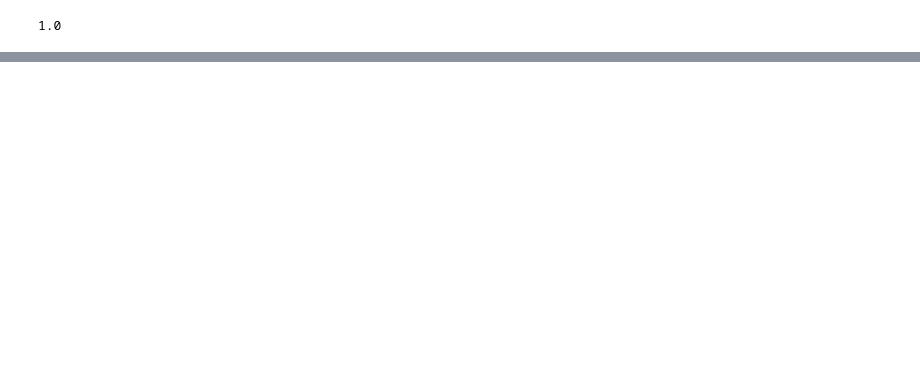
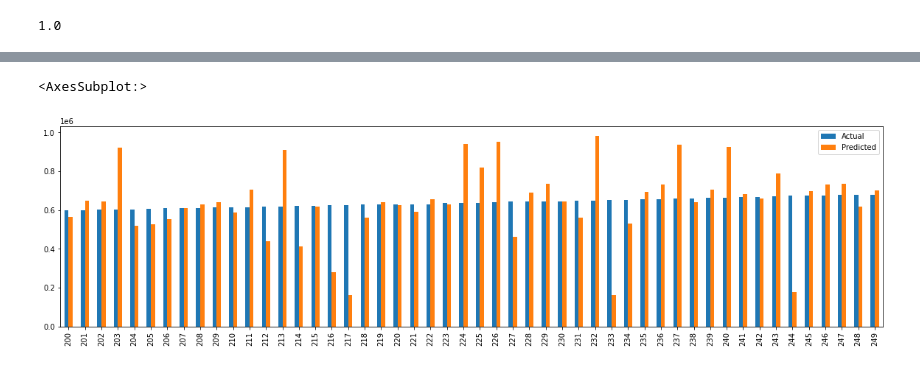
Before and after one commit to sharvari4/MLC-Project, a Jupyter notebook: MTA Exit ML Model.ipynb, the cells around one changed output, grey strips where cells are left out. Cells and saved outputs as stored; diff of their text form; code cells hidden in the pictures; blank space fills up the shorter version.

```diff
--- a/MTA Exit ML Model.ipynb
+++ b/MTA Exit ML Model.ipynb
@@ -274,0 +275,8 @@ predictions.plot(figsize=(20,5))
+# %%
+predictions =  pd.DataFrame([y_test,y_pred]).transpose().sort_values(0).reset_index(drop=True).rename({0:'Actual',1:'Predicted'},axis=1)
+#predictions =  pd.DataFrame([np.exp(y_test),np.exp(y_pred)]).transpose().sort_values(1).reset_index(drop=True)
+# %%
+predictions[200:250].plot.bar(figsize=(20,5))
+# %% [output]
+<AxesSubplot:>
+[figure, added]
```
Also changed, not shown: parts of 19 cells of this notebook.
